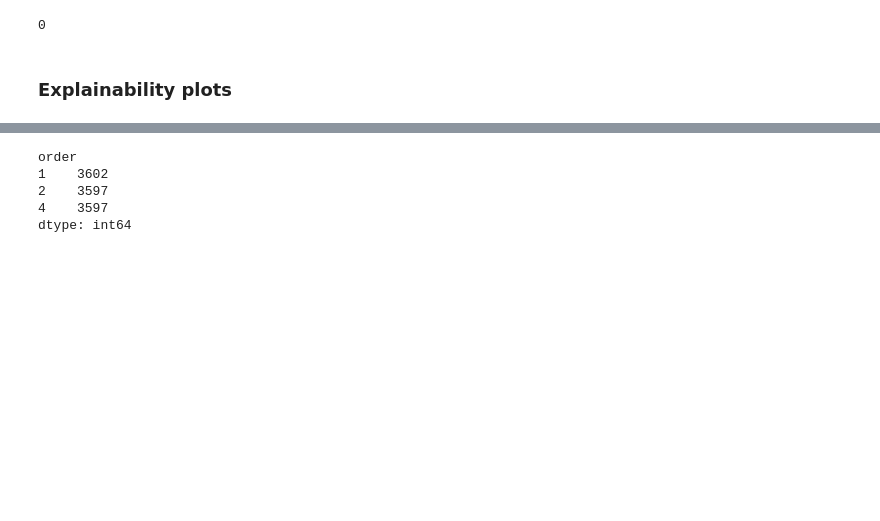
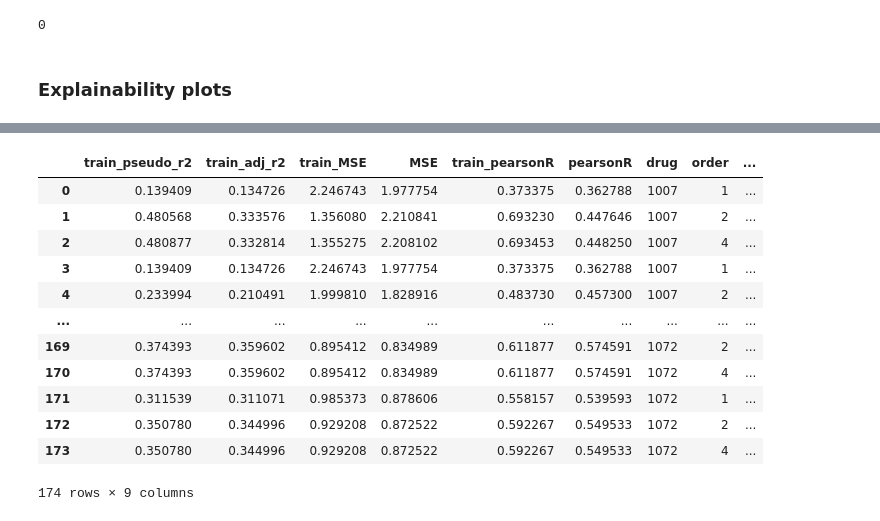
Before and after one commit to Yatish0833/multiomics-synergies, a Jupyter notebook: snakemake/plots.ipynb, the cells around one changed output, grey strips where cells are left out. Cells and saved outputs as stored; diff of their text form; code cells hidden in the pictures; blank space fills up the shorter version.

```diff
--- a/snakemake/plots.ipynb
+++ b/snakemake/plots.ipynb
@@ -192,6 +176,21 @@ Name: count, dtype: int64
 n = performance.config.value_counts()
 # %%
 no_nan = performance.dropna()
+no_nan
+# %% [output]
+|  | train_pseudo_r2 | train_adj_r2 | train_MSE | MSE | train_pearsonR | pearsonR | drug | order | ... |
+| 0 | 0.139409 | 0.134726 | 2.246743 | 1.977754 | 0.373375 | 0.362788 | 1007 | 1 | ... |
+| 1 | 0.480568 | 0.333576 | 1.356080 | 2.210841 | 0.693230 | 0.447646 | 1007 | 2 | ... |
+| 2 | 0.480877 | 0.332814 | 1.355275 | 2.208102 | 0.693453 | 0.448250 | 1007 | 4 | ... |
+| 3 | 0.139409 | 0.134726 | 2.246743 | 1.977754 | 0.373375 | 0.362788 | 1007 | 1 | ... |
+| 4 | 0.233994 | 0.210491 | 1.999810 | 1.828916 | 0.483730 | 0.457300 | 1007 | 2 | ... |
+| ... | ... | ... | ... | ... | ... | ... | ... | ... | ... |
+| 169 | 0.374393 | 0.359602 | 0.895412 | 0.834989 | 0.611877 | 0.574591 | 1072 | 2 | ... |
+| 170 | 0.374393 | 0.359602 | 0.895412 | 0.834989 | 0.611877 | 0.574591 | 1072 | 4 | ... |
+| 171 | 0.311539 | 0.311071 | 0.985373 | 0.878606 | 0.558157 | 0.539593 | 1072 | 1 | ... |
+| 172 | 0.350780 | 0.344996 | 0.929208 | 0.872522 | 0.592267 | 0.549533 | 1072 | 2 | ... |
+| 173 | 0.350780 | 0.344996 | 0.929208 | 0.872522 | 0.592267 | 0.549533 | 1072 | 4 | ... |
+174 rows × 9 columns
 # %%
 rf = pd.read_csv("syn_results/tree_performances.tsv", sep='\t')
 # %%
@@ -199,15 +198,6 @@ rf["config"] = "rf"
 rf["order"] = 1
 # %%
 combine = pd.concat([performance, rf], ignore_index=True)
-# %%
-n = pearsonR.count()
-n
-# %% [output]
-order
-1    3602
-2    3597
-4    3597
-dtype: int64
 # %%
 plt.rcParams['figure.figsize']=(6,8)
 plt.rcParams['figure.autolayout'] = True
```
Also changed, not shown: parts of 20 cells of this notebook, 9 other files.
